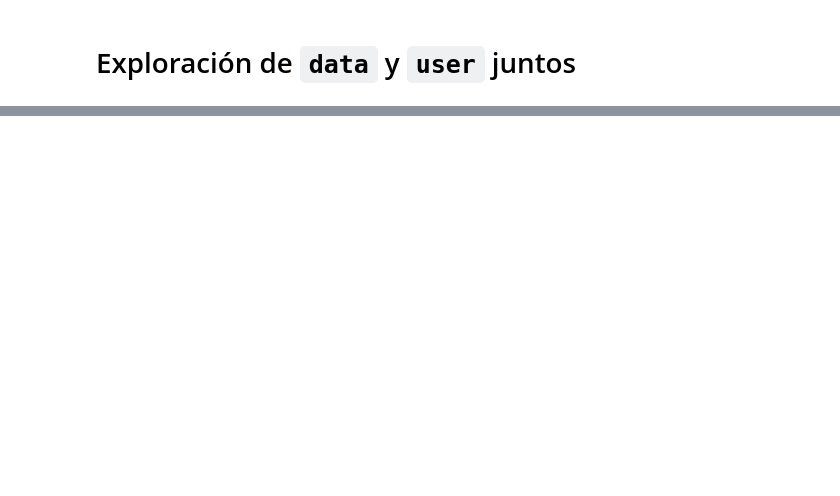
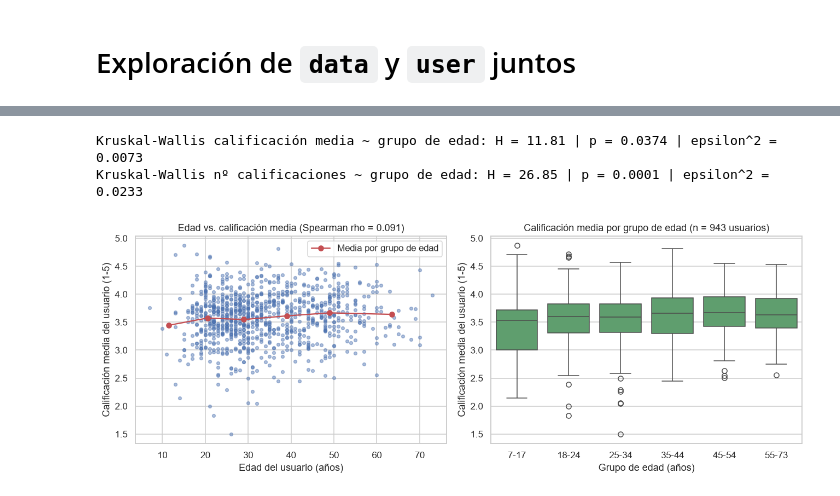
Before and after one commit to AndresCalderonRamirez/Data-Set-Movie-lens, a Jupyter notebook: notebooks/exploration/data_user.ipynb, the cells around one changed output, grey strips where cells are left out. Cells and saved outputs as stored; diff of their text form; code cells hidden in the pictures; blank space fills up the shorter version.

```diff
--- a/notebooks/exploration/data_user.ipynb
+++ b/notebooks/exploration/data_user.ipynb
@@ -25,0 +412,42 @@ print(f"Columnas: {data_user.columns}\n")
+# %%
+grupos_media = [perfil.loc[perfil["grupo_edad"] == g, "calificacion_media"].values
+                for g in ETIQUETAS_EDAD]
+grupos_activ = [perfil.loc[perfil["grupo_edad"] == g, "n_calificaciones"].values
+                for g in ETIQUETAS_EDAD]
+
+h_media, p_kw_media = stats.kruskal(*grupos_media)
+h_activ, p_kw_activ = stats.kruskal(*grupos_activ)
+pruebas["KW calificación media ~ grupo de edad"] = p_kw_media
+pruebas["KW nº calificaciones ~ grupo de edad"] = p_kw_activ
+
+k, n = len(grupos_media), perfil.shape[0]
+print(f"Kruskal-Wallis calificación media ~ grupo de edad: H = {h_media:.2f} | p = {p_kw_media:.4f}"
+      f" | epsilon^2 = {epsilon_cuadrado(h_media, k, n):.4f}")
+print(f"Kruskal-Wallis nº calificaciones ~ grupo de edad: H = {h_activ:.2f} | p = {p_kw_activ:.4f}"
+      f" | epsilon^2 = {epsilon_cuadrado(h_activ, k, n):.4f}")
+# %% [output]
+Kruskal-Wallis calificación media ~ grupo de edad: H = 11.81 | p = 0.0374 | epsilon^2 = 0.0073
+Kruskal-Wallis nº calificaciones ~ grupo de edad: H = 26.85 | p = 0.0001 | epsilon^2 = 0.0233
+# %%
+fig, (ax_disp, ax_caja) = plt.subplots(1, 2, figsize=(12, 4.5))
+
+ax_disp.scatter(perfil["age"], perfil["calificacion_media"], s=14, alpha=0.45, color="#4C72B0")
+medias_grupo = perfil.groupby("grupo_edad", observed=True)["calificacion_media"].mean()
+centros = [(BINS_EDAD[i] + BINS_EDAD[i + 1]) / 2 for i in range(len(ETIQUETAS_EDAD))]
+ax_disp.plot(centros, medias_grupo.values, color="#C44E52", marker="o",
+             label="Media por grupo de edad")
+ax_disp.set_xlabel("Edad del usuario (años)")
+ax_disp.set_ylabel("Calificación media del usuario (1-5)")
+ax_disp.set_title(f"Edad vs. calificación media (Spearman rho = {rho_media:.3f})")
+ax_disp.legend()
+
+sns.boxplot(data=perfil, x="grupo_edad", y="calificacion_media", order=ETIQUETAS_EDAD,
+            color="#55A868", ax=ax_caja)
+ax_caja.set_xlabel("Grupo de edad (años)")
+ax_caja.set_ylabel("Calificación media del usuario (1-5)")
+ax_caja.set_title("Calificación media por grupo de edad (n = 943 usuarios)")
+
+fig.tight_layout()
+plt.show()
+# %% [output]
+[figure, added]
```
Also changed, not shown: parts of 39 cells of this notebook, 3 other files.
